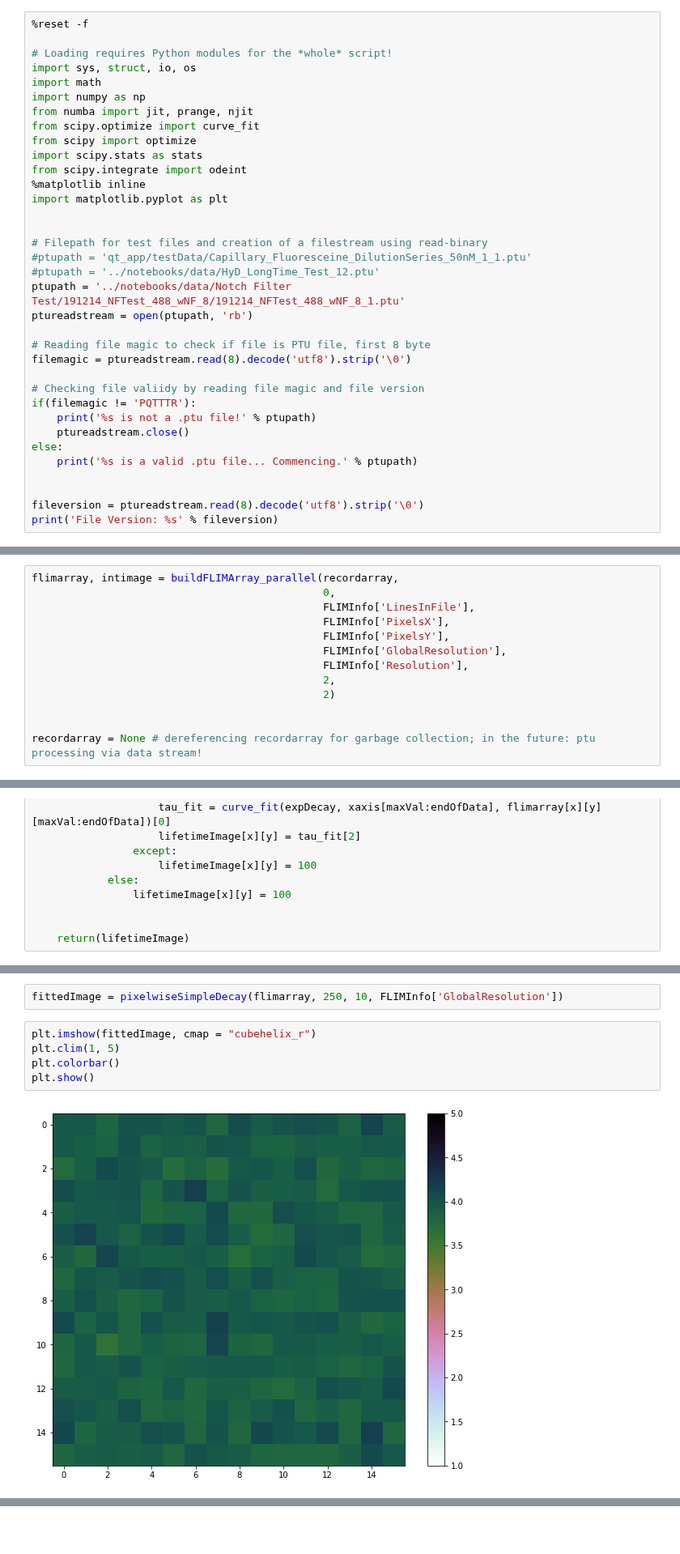
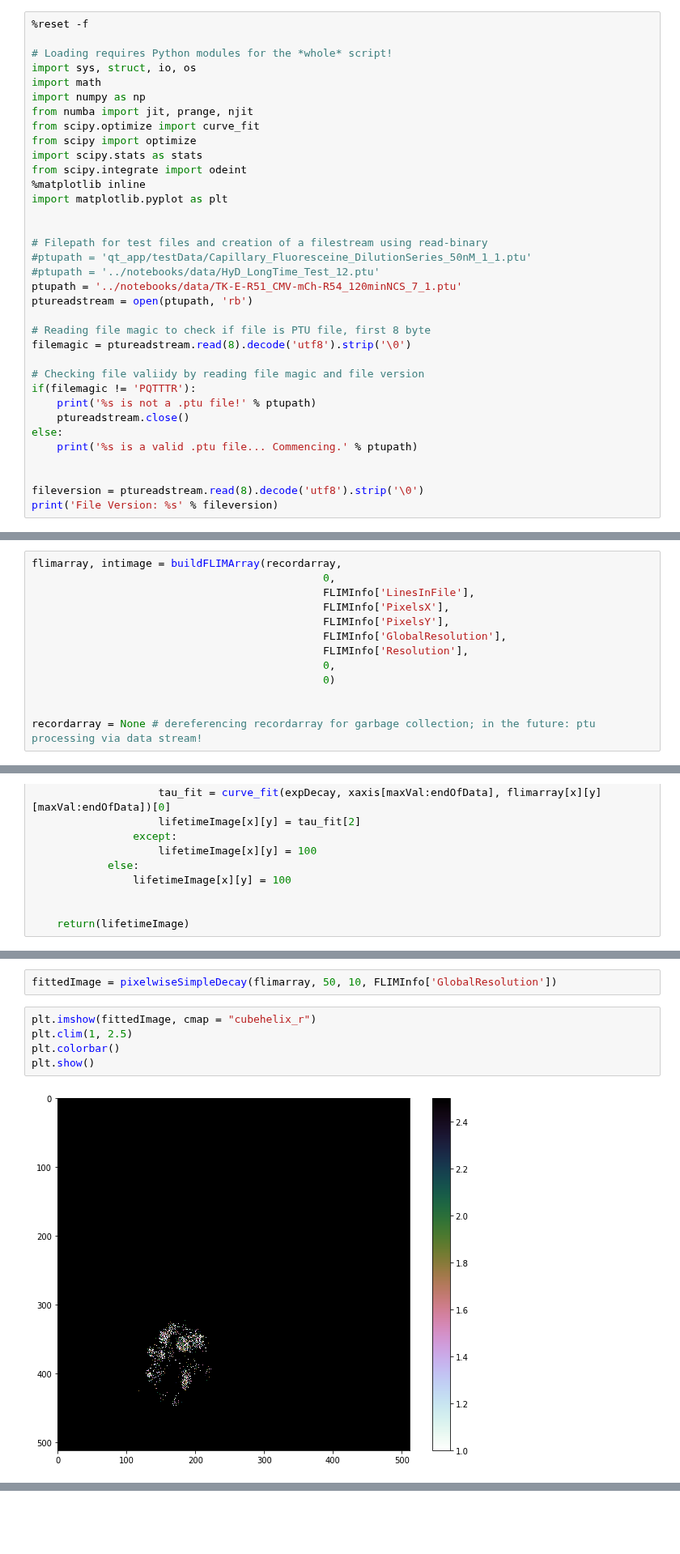
Before and after one commit to Tomkaehst/PhasorFLIM, a Jupyter notebook: notebooks/PicoQuant PTU Decoding and Fitting.ipynb, the cells around one changed output, grey strips where cells are left out. Shown at 81% size. Drawn from its saved outputs; the diff is of its cells as text.

```diff
--- a/notebooks/PicoQuant PTU Decoding and Fitting.ipynb
+++ b/notebooks/PicoQuant PTU Decoding and Fitting.ipynb
@@ -39,7 +39,7 @@ import matplotlib.pyplot as plt
 # Filepath for test files and creation of a filestream using read-binary
 #ptupath = 'qt_app/testData/Capillary_Fluoresceine_DilutionSeries_50nM_1_1.ptu'
 #ptupath = '../notebooks/data/HyD_LongTime_Test_12.ptu'
-ptupath = '../notebooks/data/Notch Filter Test/191214_NFTest_488_wNF_8/191214_NFTest_488_wNF_8_1.ptu'
+ptupath = '../notebooks/data/TK-E-R51_CMV-mCh-R54_120minNCS_7_1.ptu'
 ptureadstream = open(ptupath, 'rb')
 
 # Reading file magic to check if file is PTU file, first 8 byte
@@ -658,15 +659,15 @@ def buildFLIMArray_parallel(recordarray, channel, linesinfile, pixelsx, pixelsy,
 
     return flimarray, intensityImage
 # %%
-flimarray, intimage = buildFLIMArray_parallel(recordarray,
+flimarray, intimage = buildFLIMArray(recordarray,
                                               0,
                                               FLIMInfo['LinesInFile'],
                                               FLIMInfo['PixelsX'],
                                               FLIMInfo['PixelsY'],
                                               FLIMInfo['GlobalResolution'],
                                               FLIMInfo['Resolution'],
-                                              2,
-                                              2)
+                                              0,
+                                              0)
 
 
 recordarray = None # dereferencing recordarray for garbage collection; in the future: ptu processing via data stream!
@@ -824,12 +828,12 @@ plt.show()
 # %%
-fittedImage = pixelwiseSimpleDecay(flimarray, 250, 10, FLIMInfo['GlobalResolution'])
+fittedImage = pixelwiseSimpleDecay(flimarray, 50, 10, FLIMInfo['GlobalResolution'])
 # %%
 plt.imshow(fittedImage, cmap = "cubehelix_r")
-plt.clim(1, 5)
+plt.clim(1, 2.5)
 plt.colorbar()
 plt.show()
 # %% [output]
-[figure, old version]
+[figure, new version]
 # %%
 fittedHist = plt.hist(np.reshape(fittedImage, (fittedImage.size)), range = (1, 5), bins = 200, density = False)
 plt.show()
```
Also changed, not shown: parts of 20 cells of this notebook, 1 other file.
